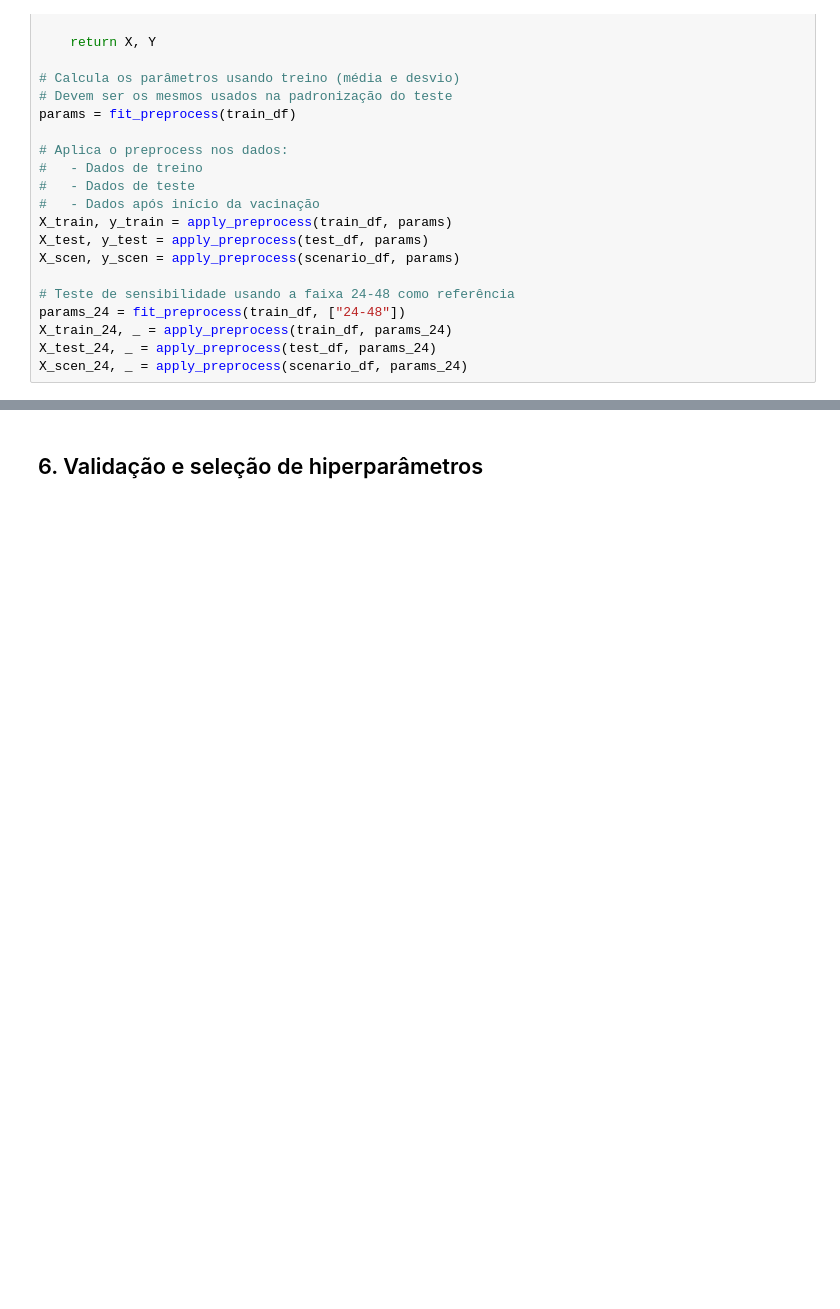
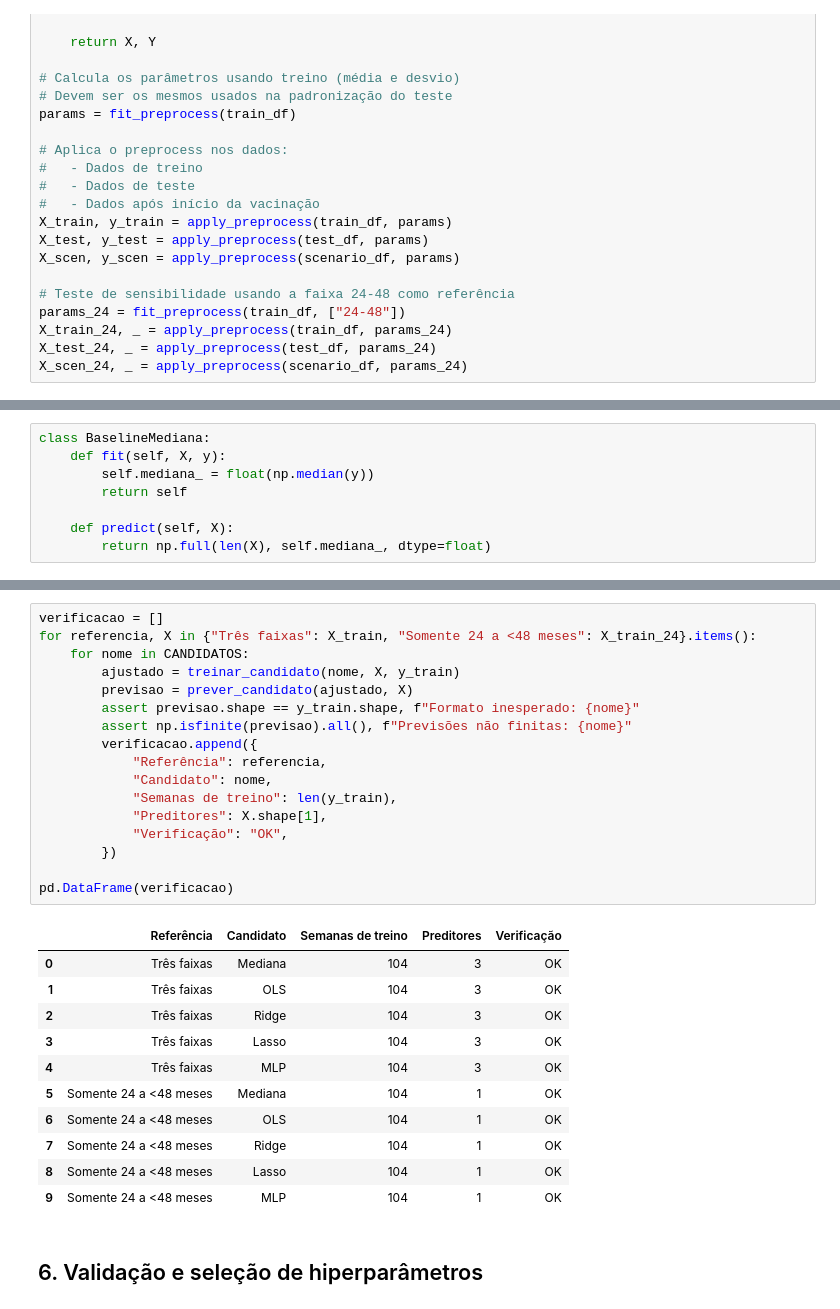
Before and after one commit to Machine-Learning-Name-in-progress/Regression-Pipeline, a Jupyter notebook: regression_pipeline.ipynb, the cells around one changed output, grey strips where cells are left out. Saved outputs shown, nothing was run; the diff lists cells and outputs as text; blank space fills up the shorter version.

```diff
--- a/regression_pipeline.ipynb
+++ b/regression_pipeline.ipynb
@@ -440,0 +460,8 @@ Completar a comparação com o regressor neural previsto no roteiro.
+# %%
+class BaselineMediana:
+    def fit(self, X, y):
+        self.mediana_ = float(np.median(y))
+        return self
+
+    def predict(self, X):
+        return np.full(len(X), self.mediana_, dtype=float)
@@ -441,3 +570,32 @@ Completar a comparação com o regressor neural previsto no roteiro.
+# %%
+verificacao = []
+for referencia, X in {"Três faixas": X_train, "Somente 24 a <48 meses": X_train_24}.items():
+    for nome in CANDIDATOS:
+        ajustado = treinar_candidato(nome, X, y_train)
+        previsao = prever_candidato(ajustado, X)
+        assert previsao.shape == y_train.shape, f"Formato inesperado: {nome}"
+        assert np.isfinite(previsao).all(), f"Previsões não finitas: {nome}"
+        verificacao.append({
+            "Referência": referencia,
+            "Candidato": nome,
+            "Semanas de treino": len(y_train),
+            "Preditores": X.shape[1],
+            "Verificação": "OK",
+        })
+
+pd.DataFrame(verificacao)
+# %% [output]
+|  | Referência | Candidato | Semanas de treino | Preditores | Verificação |
+| 0 | Três faixas | Mediana | 104 | 3 | OK |
+| 1 | Três faixas | OLS | 104 | 3 | OK |
+| 2 | Três faixas | Ridge | 104 | 3 | OK |
+| 3 | Três faixas | Lasso | 104 | 3 | OK |
+| 4 | Três faixas | MLP | 104 | 3 | OK |
+| 5 | Somente 24 a <48 meses | Mediana | 104 | 1 | OK |
+| 6 | Somente 24 a <48 meses | OLS | 104 | 1 | OK |
+| 7 | Somente 24 a <48 meses | Ridge | 104 | 1 | OK |
+| 8 | Somente 24 a <48 meses | Lasso | 104 | 1 | OK |
+| 9 | Somente 24 a <48 meses | MLP | 104 | 1 | OK |
 # %% [markdown]
 ## 6. Validação e seleção de hiperparâmetros
 # %% [markdown]
```
Also changed, not shown: parts of 17 cells of this notebook.
